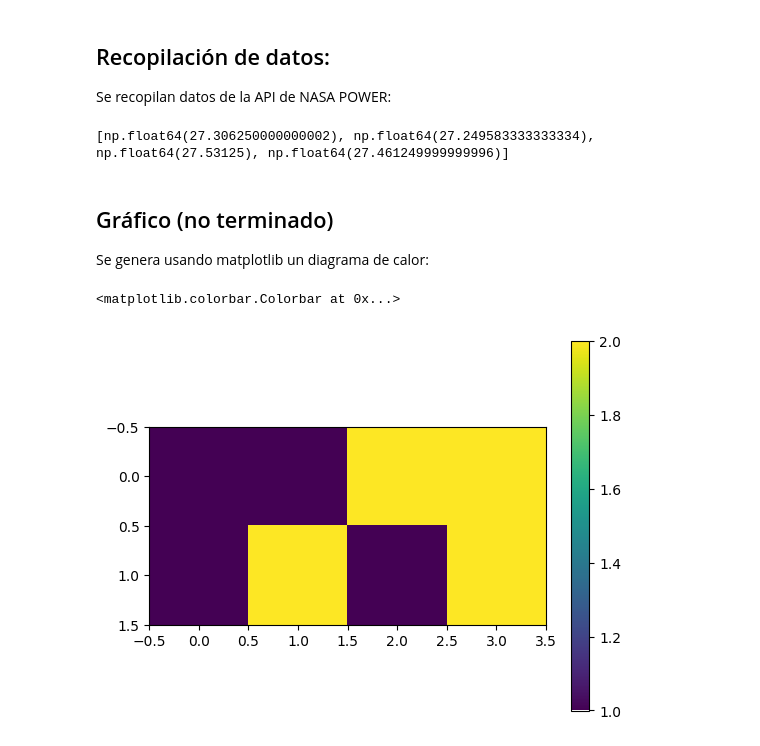
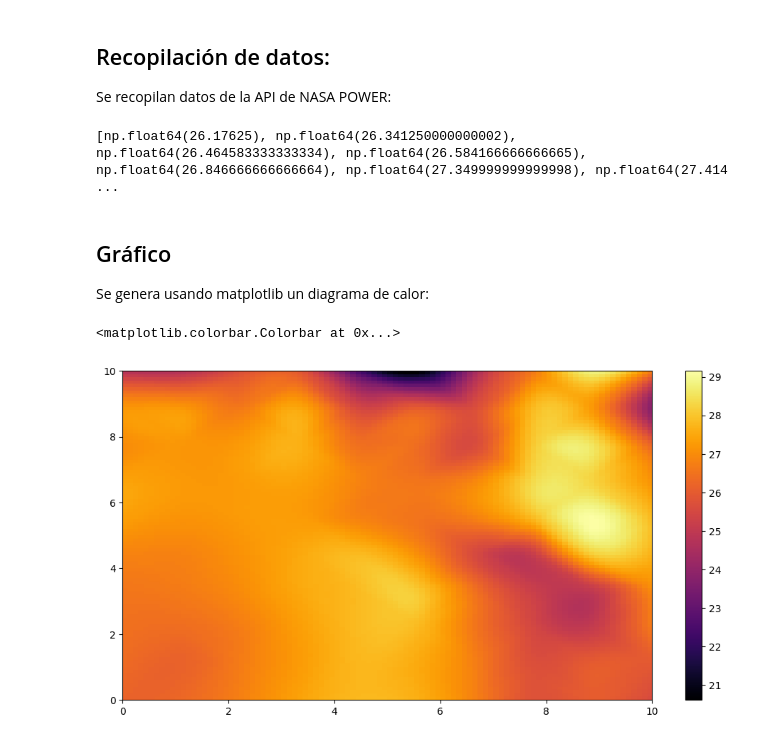
Before and after one commit to MartinWilckens/Coiponautas, a Jupyter notebook: recopilación_datos.ipynb, the cells around one changed output. Cells and saved outputs as stored; diff of their text form; code cells hidden in the pictures.

Commit message:
Ahora funciona para hacer gráficos de calor

```diff
--- a/recopilación_datos.ipynb
+++ b/recopilación_datos.ipynb
@@ -16,13 +16,15 @@ import requests
 ## Recopilación de datos:
 Se recopilan datos de la API de NASA POWER:
 # %%
-url_base = r"https://power.larc.nasa.gov/api/temporal/hourly/point?parameters=T2M&community=RE&longitude={longitude}&latitude={latitude}&start=20201212&end=20201212&format=csv&header=false"
+url_base = r"https://power.larc.nasa.gov/api/temporal/hourly/point?parameters=T2M&community=RE&longitude={longitude}&latitude={latitude}&start={inicio}&end={fin}&format=csv&header=false"
 
-puntos = [(1, 1), (1,2), (2, 1), (2,2)]
+puntos=[]
+for i in range(1,11):
+    for j in range(1,11): puntos.append((i,j))
 temperaturas = []
 
 for (lat, long) in puntos:
-    url = url_base.format(longitude=long, latitude=lat)
+    url = url_base.format(longitude=long, latitude=lat, inicio = 20041212, fin = 20041212)
     df = pd.read_csv(url)
 
     time_mapping = {"YEAR": "year", "MO": "month", "DY": "day", "HR": "hour"}
@@ -32,16 +34,26 @@ for (lat, long) in puntos:
     df = df.set_index("time")
 
     temperaturas.append(np.average(df['T2M']))
-
-print([i for i in temperaturas])
 # %% [output]
-[np.float64(27.306250000000002), np.float64(27.249583333333334), np.float64(27.53125), np.float64(27.461249999999996)]
+[np.float64(26.17625), np.float64(26.341250000000002), np.float64(26.464583333333334), np.float64(26.584166666666665), np.float64(26.846666666666664), np.float64(27.349999999999998), np.float64(27.414 ...
 # %% [markdown]
-## Gráfico (no terminado)
+## Gráfico
 Se genera usando matplotlib un diagrama de calor:
 # %%
-plt.imshow([[i[0] for i in puntos], [i[1] for i in puntos]])
+from scipy.interpolate import griddata
+
+plt.rcParams['figure.figsize'] = [12,6]
+
+N = 30j
+extent = (np.min([i[0] for i in puntos]),np.max([i[0] for i in puntos]),np.min([i[1] for i in puntos]),np.max([i[1] for i in puntos]))
+xs,ys = np.mgrid[extent[0]:extent[1]:N, extent[2]:extent[3]:N]
+
+grid_x, grid_y = np.mgrid[1:10:100j, 1:10:100j]
+
+grid_temp = griddata(([i[0] for i in puntos], [i[1] for i in puntos]), temperaturas, (grid_x, grid_y), method='cubic')
+
+plt.imshow(grid_temp.T, extent=(0, 10, 0, 10), origin='lower', cmap='inferno', aspect='auto')
 plt.colorbar()
 # %% [output]
 <matplotlib.colorbar.Colorbar at 0x...>
-[figure, old version]
+[figure, new version]
```
